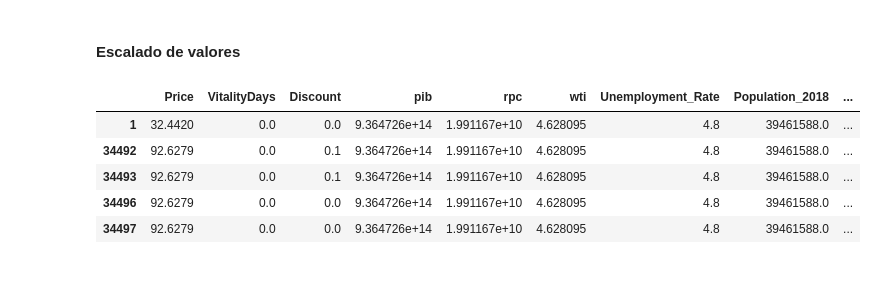
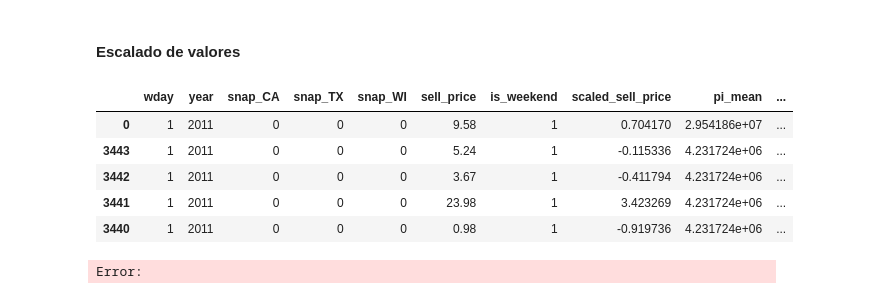
Before and after one commit to andtay/Machine_Learning_Based_Demand_Forecasting, a Jupyter notebook: Walmart/src/EDA.ipynb, the cells around one changed output. Saved outputs shown, nothing was run; the diff lists cells and outputs as text; code cells hidden in the pictures.

```diff
--- a/Walmart/src/EDA.ipynb
+++ b/Walmart/src/EDA.ipynb
@@ -89,7 +89,7 @@ data.head()
 | 3 | HOBBIES_1_004_CA_1_evaluation | HOBBIES_1_004 | HOBBIES_1 | HOBBIES | CA_1 | CA | d_1 | 0 | 2011-01-29 | 11101 | Saturday | ... |
 | 4 | HOBBIES_1_005_CA_1_evaluation | HOBBIES_1_005 | HOBBIES_1 | HOBBIES | CA_1 | CA | d_1 | 0 | 2011-01-29 | 11101 | Saturday | ... |
 # %%
-data_limpia = data.drop(columns = ['id', 'dept_id', 'cat_id', 'wm_yr_wk', 'weekday', 'wday', 'day_of_week', 'quarter'])
+data_limpia = data.drop(columns = ['id', 'wm_yr_wk', 'weekday', 'day_of_week', 'month', 'quarter'])
 
 
 print(data_limpia.columns)
@@ -383,14 +329,12 @@ plt.show()
 # %% [markdown]
 #### Factorización
 # %%
-# dept_id	cat_id	store_id	state_id weekday month	event_name_1 	event_type_1	event_name_2	event_type_2
 
 data_limpia["dept_id_n"] = pd.factorize(data_limpia["dept_id"])[0]
 data_limpia["cat_id_n"] = pd.factorize(data_limpia["cat_id"])[0]
 data_limpia["store_id_n"] = pd.factorize(data_limpia["store_id"])[0]
 data_limpia["state_id_n"] = pd.factorize(data_limpia["state_id"])[0]
-data_limpia["weekday_n"] = pd.factorize(data_limpia["weekday"])[0]
-data_limpia["month_n"] = pd.factorize(data_limpia["month"])[0]
+data_limpia["item_id_n"] = pd.factorize(data_limpia["item_id"])[0]
 data_limpia["event_name_1_n"] = pd.factorize(data_limpia["event_name_1"])[0]
 data_limpia["event_type_1_n"] = pd.factorize(data_limpia["event_type_1"])[0]
 data_limpia["event_name_2_n"] = pd.factorize(data_limpia["event_name_2"])[0]
@@ -399,8 +343,7 @@ data_limpia["event_type_2_n"] = pd.factorize(data_limpia["event_type_2"])[0]
 dept_id_transformation_rules = {row["dept_id"]: row["dept_id_n"] for _, row in data_limpia[["dept_id", "dept_id_n"]].drop_duplicates().iterrows()}
 cat_id_transformation_rules = {row["cat_id"]: row["cat_id_n"] for _, row in data_limpia[["cat_id", "cat_id_n"]].drop_duplicates().iterrows()}
 state_id_transformation_rules = {row["state_id"]: row["state_id_n"] for _, row in data_limpia[["state_id", "state_id_n"]].drop_duplicates().iterrows()}
-weekday_transformation_rules = {row["weekday"]: row["weekday_n"] for _, row in data_limpia[["weekday", "weekday_n"]].drop_duplicates().iterrows()}
-month_transformation_rules = {row["month"]: row["month_n"] for _, row in data_limpia[["month", "month_n"]].drop_duplicates().iterrows()}
+item_id_transformation_rules = {row["item_id"]: row["item_id_n"] for _, row in data_limpia[["item_id", "item_id_n"]].drop_duplicates().iterrows()}
 store_id_transformation_rules = {row["store_id"]: row["store_id_n"] for _, row in data_limpia[["store_id", "store_id_n"]].drop_duplicates().iterrows()}
 event_name_1_transformation_rules = {row["event_name_1"]: row["event_name_1_n"] for _, row in data_limpia[["event_name_1", "event_name_1_n"]].drop_duplicates().iterrows()}
 event_type_1_transformation_rules = {row["event_type_1"]: row["event_type_1_n"] for _, row in data_limpia[["event_type_1", "event_type_1_n"]].drop_duplicates().iterrows()}
@@ -422,8 +365,7 @@ transformation_rules = {
     "dept_id_rules": convertir_dict(dept_id_transformation_rules),
     "cat_id_rules": convertir_dict(cat_id_transformation_rules),
     "state_id_rules": convertir_dict(state_id_transformation_rules),
-    "weekday_rules": convertir_dict(weekday_transformation_rules),
-    "month_rules": convertir_dict(month_transformation_rules),
+    "item_id_rules": convertir_dict(item_id_transformation_rules),
     "store_id_rules": convertir_dict(store_id_transformation_rules),
     "event_name_1_rules": convertir_dict(event_name_1_transformation_rules),
     "event_type_1_rules": convertir_dict(event_type_1_transformation_rules),
@@ -515,10 +446,10 @@ plot_boxplots_numericos(data_limpia)
 #### Inferencia de nuevas características
 # %%
 # Asegurarse de que la columna Date es datetime
-# data_limpia['date'] = pd.to_datetime(data_limpia['date'])
+data_limpia['date'] = pd.to_datetime(data_limpia['date'])
 
-# data_limpia['month'] = data_limpia['date'].dt.month
-# data_limpia['day'] = data_limpia['date'].dt.day
+data_limpia['month'] = data_limpia['date'].dt.month
+data_limpia['day'] = data_limpia['date'].dt.day
 
 data_limpia.head()
 # %% [output]
@@ -558,7 +489,7 @@ def replace_outliers_from_column(column, df):
 
 outliers_dict = {}
 
-for column in ['Discount',	'rpc',	'wti',	'Unemployment_Rate',	'personal_income',	'Total_price']: # RECORDAR CAMBIAR LAS COLUMNAS.
+for column in ['riqueza_per_capita']: # RECORDAR CAMBIAR LAS COLUMNAS.
   data_limpia_sin_outliers, limits_list = replace_outliers_from_column(column, data_limpia_sin_outliers)
   outliers_dict[column] = limits_list
 
@@ -571,50 +502,51 @@ with open(outliers_replacement_path, "w") as f:
 # %% [markdown]
 #### Escalado de valores
 # %%
-num_variables = data_limpia.select_dtypes(include = 'number').drop(columns = ['Quantity'], errors='ignore').columns # Si quiero eliminar alguna columna rellenar la parte de drop.
+num_variables = data_limpia.select_dtypes(include = 'number').drop(columns = ['sales'], errors='ignore').columns # Si quiero eliminar alguna columna rellenar la parte de drop.
 
 # Asegurarse de que la columna Date es datetime
-data_limpia_con_outliers['Date'] = pd.to_datetime(data_limpia_con_outliers['Date'])
-data_limpia_sin_outliers['Date'] = pd.to_datetime(data_limpia_sin_outliers['Date'])
+data_limpia_con_outliers['date'] = pd.to_datetime(data_limpia_con_outliers['date'])
+data_limpia_sin_outliers['date'] = pd.to_datetime(data_limpia_sin_outliers['date'])
 
 # Ordenar por fecha (por si acaso)
-data_limpia_con_outliers = data_limpia_con_outliers.sort_values('Date')
-data_limpia_sin_outliers = data_limpia_sin_outliers.sort_values('Date')
+data_limpia_con_outliers = data_limpia_con_outliers.sort_values('date')
+data_limpia_sin_outliers = data_limpia_sin_outliers.sort_values('date')
 
 # Definir fecha de corte para los últimos 15 días
-fecha_corte = data_limpia_con_outliers['Date'].max() - pd.Timedelta(days=15)
+fecha_corte = data_limpia_con_outliers['date'].max() - pd.Timedelta(days=365)
 
 # Split CON outliers
-train_con_outliers = data_limpia_con_outliers[data_limpia_con_outliers['Date'] <= fecha_corte]
-test_con_outliers = data_limpia_con_outliers[data_limpia_con_outliers['Date'] > fecha_corte]
+train_con_outliers = data_limpia_con_outliers[data_limpia_con_outliers['date'] <= fecha_corte]
+test_con_outliers = data_limpia_con_outliers[data_limpia_con_outliers['date'] > fecha_corte]
 
 # Split SIN outliers
-train_sin_outliers = data_limpia_sin_outliers[data_limpia_sin_outliers['Date'] <= fecha_corte]
-test_sin_outliers = data_limpia_sin_outliers[data_limpia_sin_outliers['Date'] > fecha_corte]
+train_sin_outliers = data_limpia_sin_outliers[data_limpia_sin_outliers['date'] <= fecha_corte]
+test_sin_outliers = data_limpia_sin_outliers[data_limpia_sin_outliers['date'] > fecha_corte]
 
 # Separar variables X e y (Quantity)
-X_train_con_outliers = train_con_outliers.drop(columns=['Quantity', 'Date'])[num_variables]
-y_train = train_con_outliers['Quantity']
-X_test_con_outliers = test_con_outliers.drop(columns=['Quantity', 'Date'])[num_variables]
-y_test = test_con_outliers['Quantity']
+X_train_con_outliers = train_con_outliers.drop(columns=['sales', 'date'])[num_variables]
+y_train = train_con_outliers['sales']
+X_test_con_outliers = test_con_outliers.drop(columns=['sales', 'date'])[num_variables]
+y_test = test_con_outliers['sales']
 
-X_train_sin_outliers = train_sin_outliers.drop(columns=['Quantity', 'Date'])[num_variables]
-X_test_sin_outliers = test_sin_outliers.drop(columns=['Quantity', 'Date'])[num_variables]
+X_train_sin_outliers = train_sin_outliers.drop(columns=['sales', 'date'])[num_variables]
+X_test_sin_outliers = test_sin_outliers.drop(columns=['sales', 'date'])[num_variables]
 
 # GUARDAR LOS DATASETS
 
 X_train_con_outliers.to_csv(os.path.join(current_dir,'../data/csv_model/X_train_con_outliers.csv'), index = False)
 X_train_sin_outliers.to_csv(os.path.join(current_dir,'../data/csv_model/X_train_sin_outliers.csv'), index = False)
 X_test_con_outliers.to_csv(os.path.join(current_dir,'../data/csv_model/X_test_con_outliers.csv'), index = False)
 X_test_sin_outliers.to_csv(os.path.join(current_dir,'../data/csv_model/X_test_sin_outliers.csv'), index = False)
 y_train.to_csv(os.path.join(current_dir,'../data/csv_model/y_train.csv'), index = False)
 y_test.to_csv(os.path.join(current_dir,'../data/csv_model/y_test.csv'), index = False)
 
 X_train_con_outliers.head()
 # %% [output]
-|  | Price | VitalityDays | Discount | pib | rpc | wti | Unemployment_Rate | Population_2018 | ... |
-| 1 | 32.4420 | 0.0 | 0.0 | 9.364726e+14 | 1.991167e+10 | 4.628095 | 4.8 | 39461588.0 | ... |
-| 34492 | 92.6279 | 0.0 | 0.1 | 9.364726e+14 | 1.991167e+10 | 4.628095 | 4.8 | 39461588.0 | ... |
-| 34493 | 92.6279 | 0.0 | 0.1 | 9.364726e+14 | 1.991167e+10 | 4.628095 | 4.8 | 39461588.0 | ... |
-| 34496 | 92.6279 | 0.0 | 0.0 | 9.364726e+14 | 1.991167e+10 | 4.628095 | 4.8 | 39461588.0 | ... |
-| 34497 | 92.6279 | 0.0 | 0.0 | 9.364726e+14 | 1.991167e+10 | 4.628095 | 4.8 | 39461588.0 | ... |
+|  | wday | year | snap_CA | snap_TX | snap_WI | sell_price | is_weekend | scaled_sell_price | pi_mean | ... |
+| 0 | 1 | 2011 | 0 | 0 | 0 | 9.58 | 1 | 0.704170 | 2.954186e+07 | ... |
+| 3443 | 1 | 2011 | 0 | 0 | 0 | 5.24 | 1 | -0.115336 | 4.231724e+06 | ... |
+| 3442 | 1 | 2011 | 0 | 0 | 0 | 3.67 | 1 | -0.411794 | 4.231724e+06 | ... |
+| 3441 | 1 | 2011 | 0 | 0 | 0 | 23.98 | 1 | 3.423269 | 4.231724e+06 | ... |
+| 3440 | 1 | 2011 | 0 | 0 | 0 | 0.98 | 1 | -0.919736 | 4.231724e+06 | ... |
+Error:
```
Also changed, not shown: parts of 25 cells of this notebook, 4 other files.
